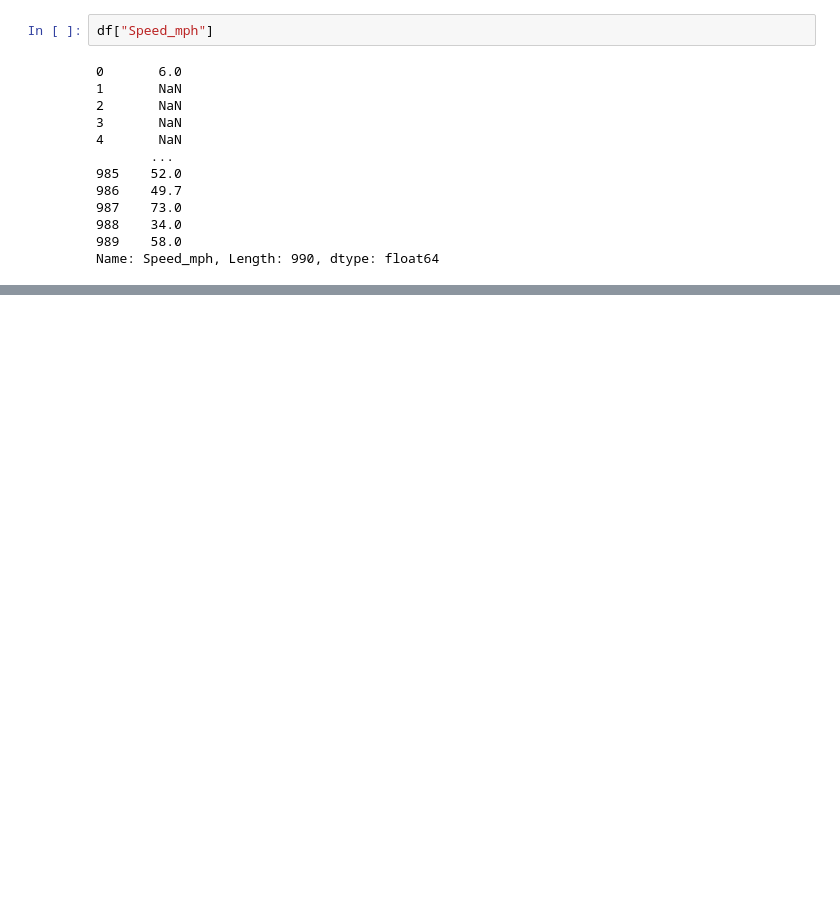
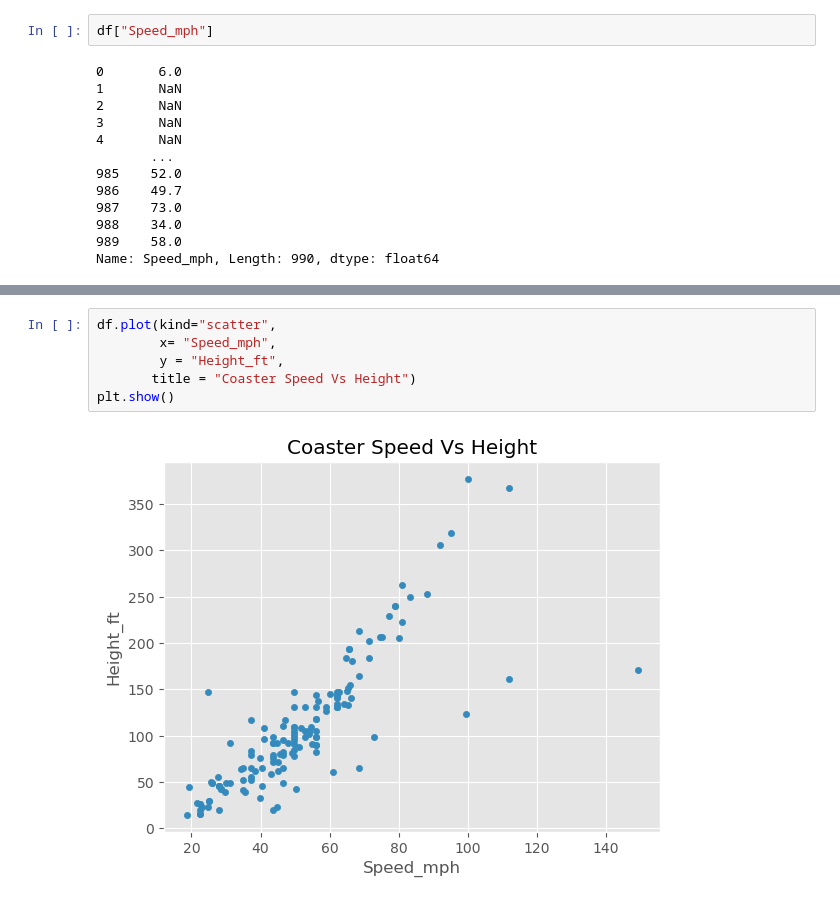
Before and after one commit to niranjan910/The-Rollercoaster-Database, a Jupyter notebook: Rollar_coaster_EDA.ipynb, the cells around one changed output, grey strips where cells are left out. Drawn from its saved outputs; the diff is of its cells as text; blank space fills up the shorter version.

```diff
--- a/Rollar_coaster_EDA.ipynb
+++ b/Rollar_coaster_EDA.ipynb
@@ -333,0 +345,8 @@ Text(0.5, 25.0, 'Speed (mph)')
+# %%
+df.plot(kind="scatter",
+        x= "Speed_mph",
+        y = "Height_ft",
+       title = "Coaster Speed Vs Height")
+plt.show()
+# %% [output]
+[figure, added]
```
Also changed, not shown: parts of 10 cells of this notebook.
